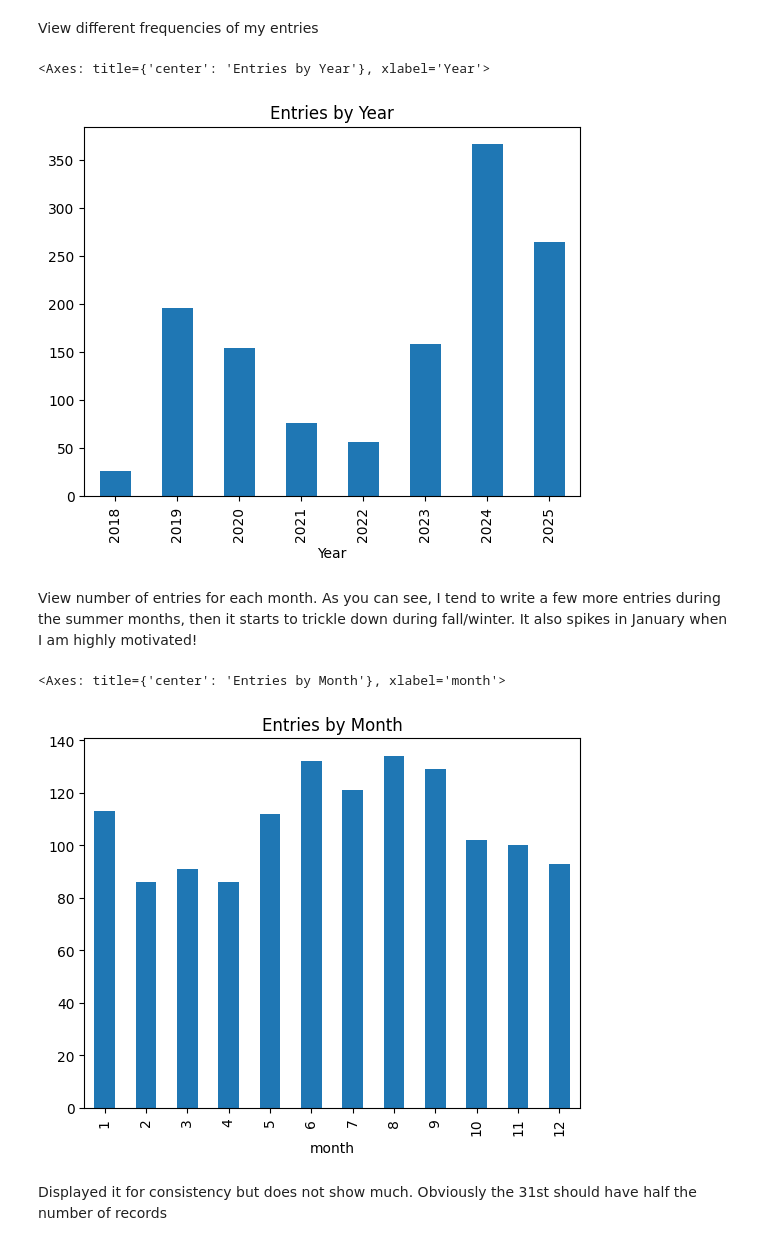
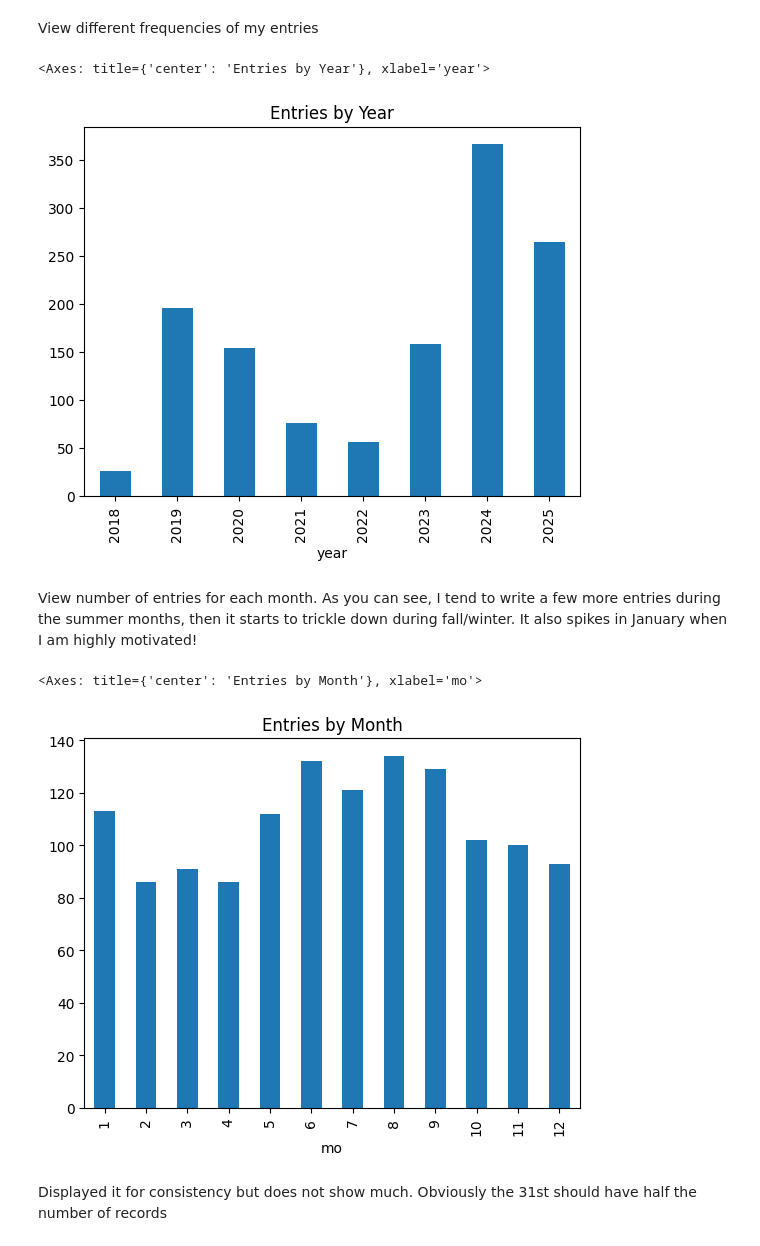
Before and after one commit to jacobychang/Daily-Sentence-NLP, a Jupyter notebook: notebooks/02_eda.ipynb, the cells around one changed output. Saved outputs shown, nothing was run; the diff lists cells and outputs as text; code cells hidden in the pictures.

```diff
--- a/notebooks/02_eda.ipynb
+++ b/notebooks/02_eda.ipynb
@@ -4,22 +4,22 @@
 import pandas as pd
 
 df = pd.read_excel('../data/cleaned/daily_sentences_cleaned.xlsx')
-df['month'] = df['Date'].dt.month
+df['mo'] = df['date'].dt.month
 # %% [markdown]
 View different frequencies of my entries
 # %%
-df.groupby(['Year']).size().plot(kind='bar', title='Entries by Year')
+df.groupby(['year']).size().plot(kind='bar', title='Entries by Year')
 # %% [output]
-<Axes: title={'center': 'Entries by Year'}, xlabel='Year'>
+<Axes: title={'center': 'Entries by Year'}, xlabel='year'>
 [figure]
 # %% [markdown]
 View number of entries for each month. As you can see, I tend to write a few more entries during the summer months, then it starts to trickle down during fall/winter.
 It also spikes in January when I am highly motivated!
 # %%
-df.groupby(['month']).size().plot(kind='bar', title='Entries by Month')
+df.groupby(['mo']).size().plot(kind='bar', title='Entries by Month')
 # %% [output]
-<Axes: title={'center': 'Entries by Month'}, xlabel='month'>
+<Axes: title={'center': 'Entries by Month'}, xlabel='mo'>
-[figure, old version]
+[figure, new version]
 # %% [markdown]
 Displayed it for consistency but does not show much. Obviously the 31st should have half the number of records
 # %%
```
Also changed, not shown: parts of 8 cells of this notebook, 8 other files.
